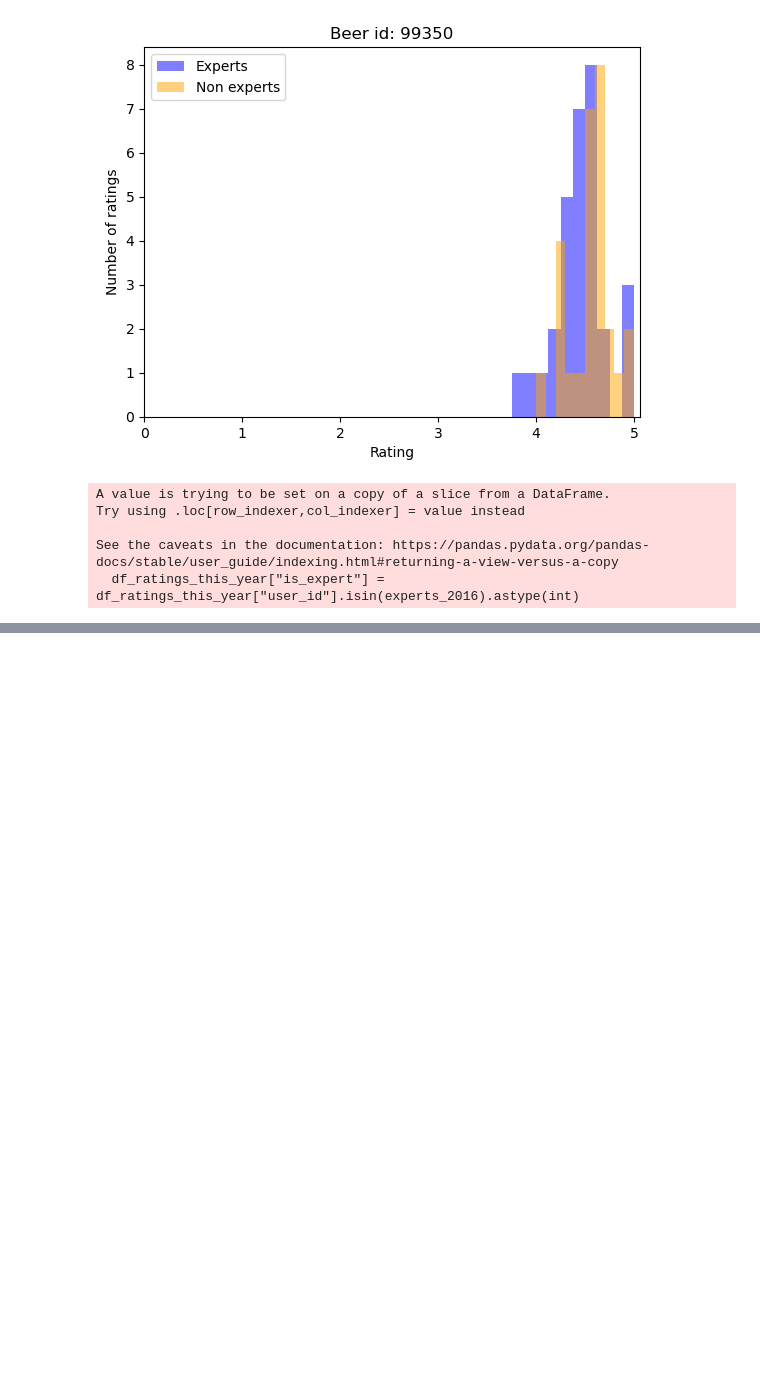
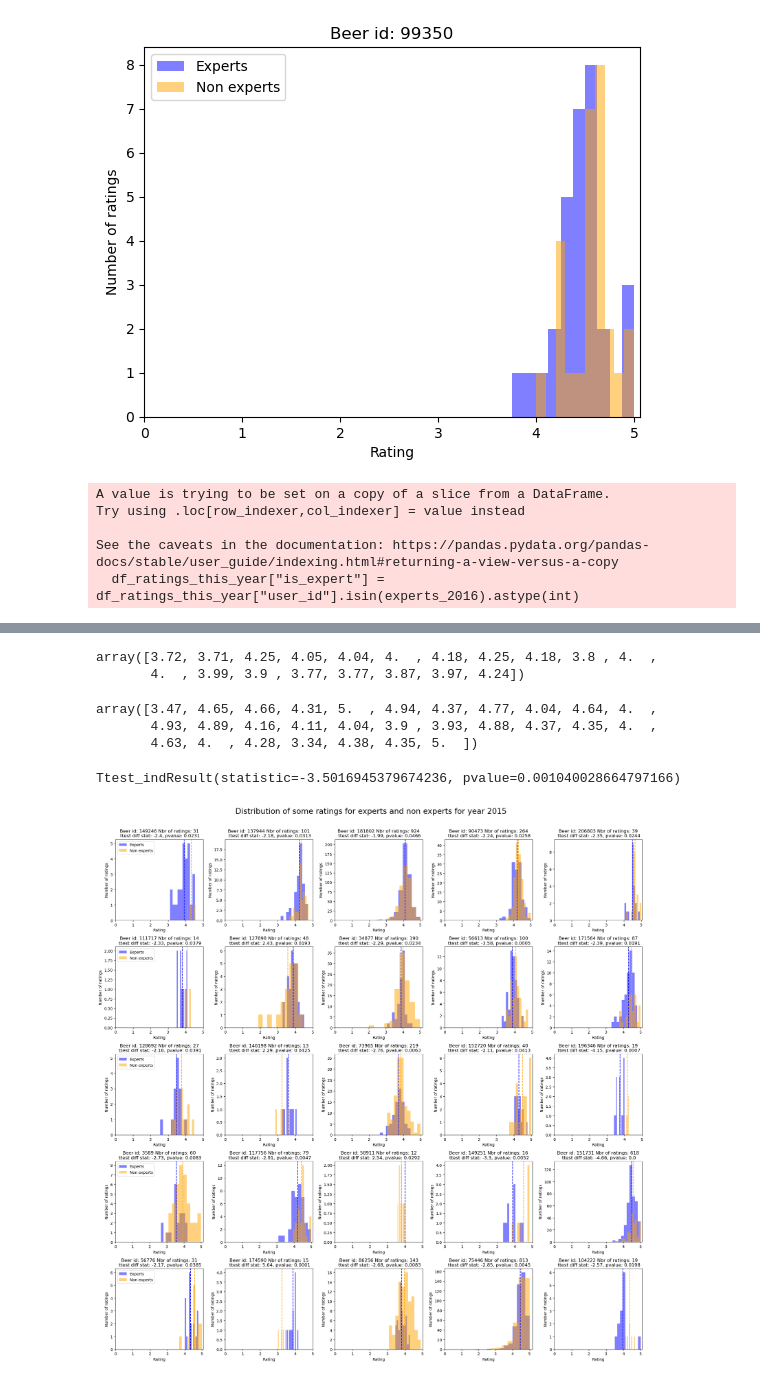
Before and after one commit to epfl-ada/ada-2023-project-remontada, a Jupyter notebook: code/main_alexi.ipynb, the cells around one changed output, grey strips where cells are left out. Saved outputs shown, nothing was run; the diff lists cells and outputs as text; code cells hidden in the pictures; blank space fills up the shorter version.

```diff
--- a/code/main_alexi.ipynb
+++ b/code/main_alexi.ipynb
@@ -664,0 +786,16 @@ plt.show()
+# %%
+relaunch_search=False
+if relaunch_search:
+    beer_id_with_significant_difference=[]
+    minimum_number_of_ratings=10
+    for beer_id_to_study in df_advocate_ratings_this_year.groupby("beer_id").agg("size").loc[df_advocate_ratings_this_year.groupby("beer_id").agg("size")>minimum_number_of_ratings].index.values:
+        ratings_this_beer=df_advocate_ratings_this_year.loc[df_advocate_ratings_this_year["beer_id"]==beer_id_to_study]
+        ratings_this_beer_experts=ratings_this_beer.loc[ratings_this_beer["is_expert"]==1]
+        ratings_this_beer_non_experts=ratings_this_beer.loc[ratings_this_beer["is_expert"]==0]
+
+        difference_ttest=ttest_ind(ratings_this_beer_experts["rating"],ratings_this_beer_non_experts["rating"])
+        if difference_ttest[1]<0.05:
+            beer_id_with_significant_difference.append(beer_id_to_study)
+else:
+    with open("intermediate_files/beer_id_with_significant_difference_2015_0.95.pkl","rb") as f:
+        beer_id_with_significant_difference=pickle.load(f)
@@ -664,0 +831,43 @@ plt.show()
+# %%
+rtb_experts["rating"].values
+# %% [output]
+array([3.72, 3.71, 4.25, 4.05, 4.04, 4.  , 4.18, 4.25, 4.18, 3.8 , 4.  ,
+       4.  , 3.99, 3.9 , 3.77, 3.77, 3.87, 3.97, 4.24])
+# %%
+rtb_non_experts["rating"].values
+# %% [output]
+array([3.47, 4.65, 4.66, 4.31, 5.  , 4.94, 4.37, 4.77, 4.04, 4.64, 4.  ,
+       4.93, 4.89, 4.16, 4.11, 4.04, 3.9 , 3.93, 4.88, 4.37, 4.35, 4.  ,
+       4.63, 4.  , 4.28, 3.34, 4.38, 4.35, 5.  ])
+# %%
+ttest_ind(rtb_experts["rating"].values,rtb_non_experts["rating"].values,alternative="two-sided")
+# %% [output]
+Ttest_indResult(statistic=-3.5016945379674236, pvalue=0.001040028664797166)
+# %%
+fig,ax=plt.subplots(5,5)
+fig.set_size_inches(20,20)
+
+bins=10
+for i in range(25):
+    beer_id_to_study=np.random.choice(beer_id_with_significant_difference)
+    ratings_this_beer=df_advocate_ratings_this_year.loc[df_advocate_ratings_this_year["beer_id"]==beer_id_to_study]
+    ratings_this_beer_experts=ratings_this_beer.loc[ratings_this_beer["is_expert"]==1]
+    ratings_this_beer_non_experts=ratings_this_beer.loc[ratings_this_beer["is_expert"]==0]
+
+    difference_ttest=ttest_ind(ratings_this_beer_experts["rating"],ratings_this_beer_non_experts["rating"])
+    ax[i//5,i%5].hist(ratings_this_beer_experts["rating"],bins=bins,alpha=0.5,label="Experts",color="b")
+    ax[i//5,i%5].axvline(ratings_this_beer_experts["rating"].mean(),c="b",linestyle="--")
+    ax[i//5,i%5].axvline(ratings_this_beer_non_experts["rating"].mean(),c="orange",linestyle="--")
+    ax[i//5,i%5].hist(ratings_this_beer_non_experts["rating"],bins=bins,alpha=0.5,label="Non experts",color="orange")
+
+    ax[i//5,i%5].set_xticks(np.arange(0,6,1),labels=np.arange(0,6,1))
+    ax[i//5,i%5].set_xlabel("Rating")
+    ax[i//5,i%5].set_ylabel("Number of ratings")
+    ax[i//5, i%5].set_title(f"Beer id: {beer_id_to_study} Nbr of ratings: {ratings_this_beer.shape[0]}\n ttest diff stat: {np.round(difference_ttest[0], 2)}, pvalue: {np.round(difference_ttest[1], 4)}")
+for i in range(5):
+    ax[i,0].legend()
+fig.suptitle(f"Distribution of some ratings for experts and non experts for year {YEAR}",y=1.01,fontsize=20)
+fig.tight_layout()
+plt.show()
+# %% [output]
+[figure, added]
```
Also changed, not shown: parts of 42 cells of this notebook, 1 other file.
